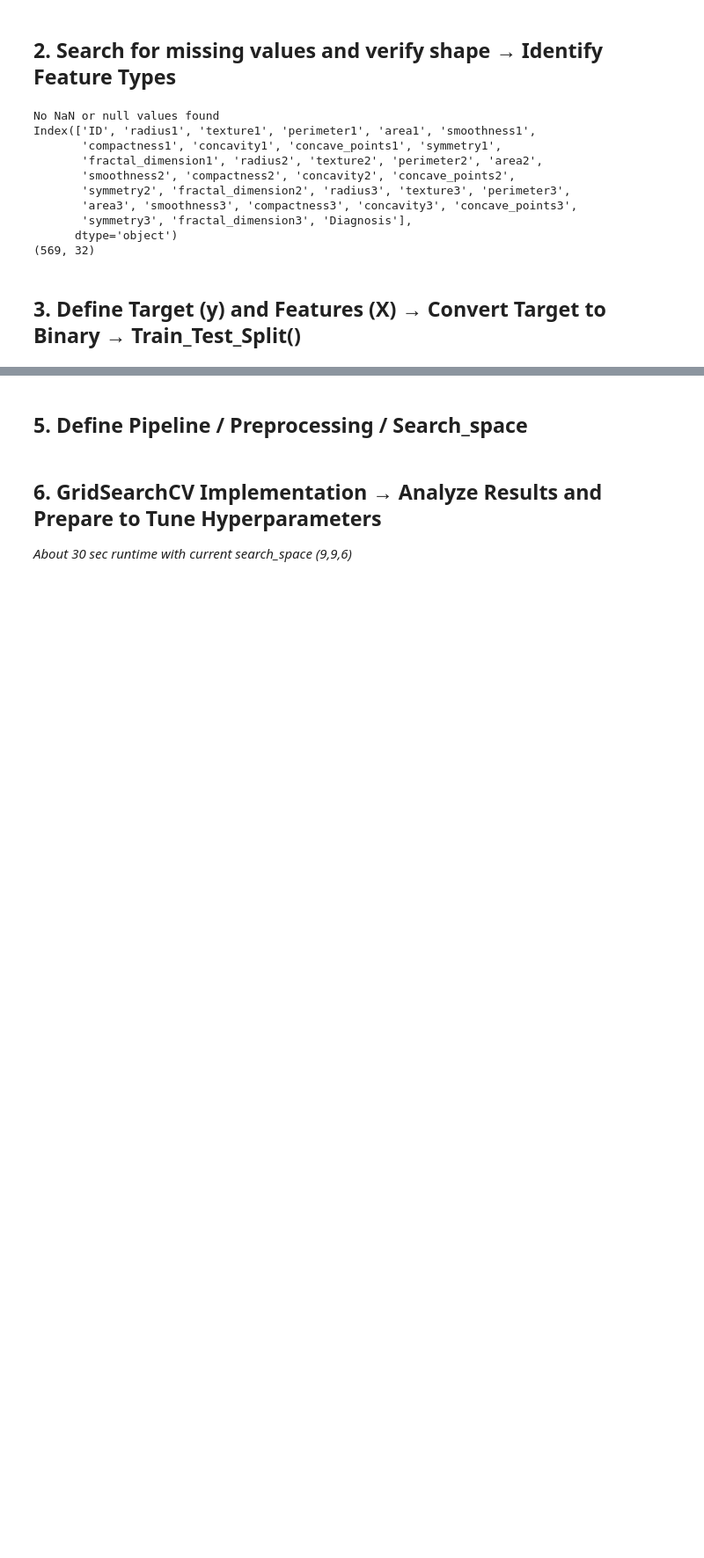
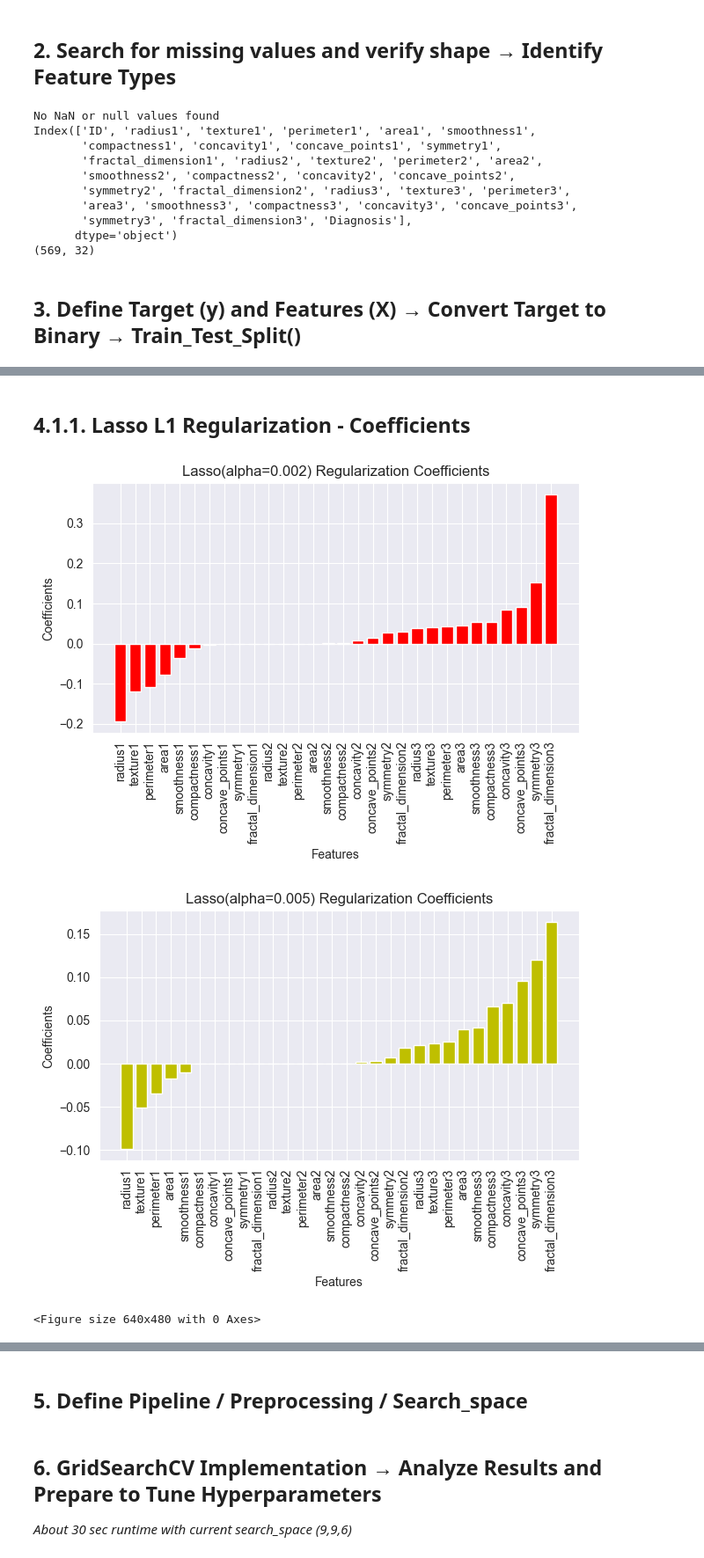
Before and after one commit to nhansen24/UCI_BreastCancer, a Jupyter notebook: notebook.ipynb, the cells around one changed output, grey strips where cells are left out. Shown at 88% size. Drawn from its saved outputs; the diff is of its cells as text; code cells hidden in the pictures; blank space fills up the shorter version.

```diff
--- a/notebook.ipynb
+++ b/notebook.ipynb
@@ -127,0 +182,39 @@ Name: count, dtype: int64
+# %% [markdown]
+## 4.1.1. Lasso L1 Regularization - Coefficients
+# %%
+# Supporting visuals for Lasso L1 Regularization tuning of alpha:
+scaler = StandardScaler()
+X_train_scale = scaler.fit_transform(X_train)
+X_test_scale = scaler.transform(X_test)
+
+# Plot of alpha=0.002 (RED)
+reg = Lasso(alpha=0.002)
+reg.fit(X_train_scale,y_train)
+coefs = pd.Series(reg.coef_,X.columns).sort_values()
+
+plt.bar(X_train.columns, coefs, color='red')
+plt.xlabel('Features')
+plt.ylabel('Coefficients')
+plt.title('Lasso(alpha=0.002) Regularization Coefficients')
+plt.xticks(rotation=90)
+plt.tight_layout()
+plt.show()
+plt.clf()
+
+# Plot of alpha=0.005 (YELLOW)
+reg = Lasso(alpha=0.005)
+reg.fit(X_train_scale,y_train)
+coefs = pd.Series(reg.coef_,X.columns).sort_values()
+
+plt.bar(X_train.columns, coefs, color='y')
+plt.xlabel('Features')
+plt.ylabel('Coefficients')
+plt.title('Lasso(alpha=0.005) Regularization Coefficients')
+plt.xticks(rotation=90)
+plt.tight_layout()
+plt.show()
+plt.clf()
+# %% [output]
+[figure, added]
+[figure, added]
+<Figure size 640x480 with 0 Axes>
```
Also changed, not shown: parts of 19 cells of this notebook, 1 other file.
